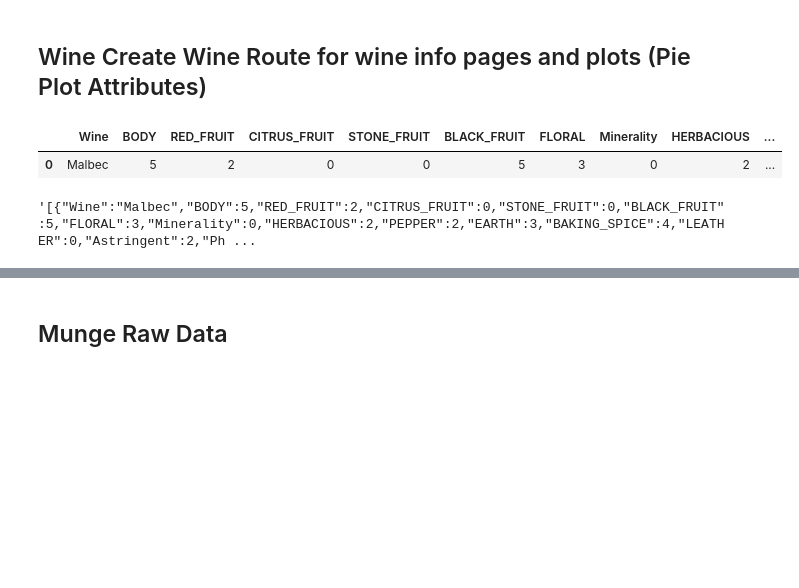
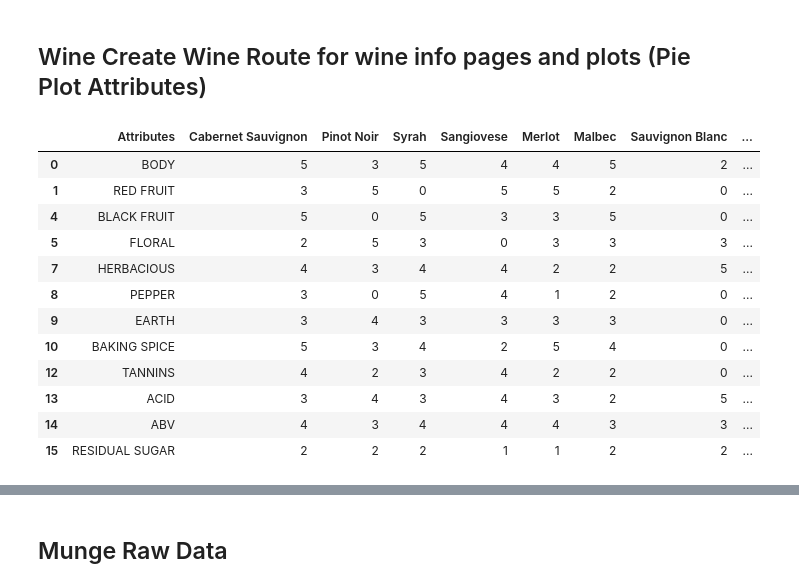
Before and after one commit to SaifeelMomin/PocketSom, a Jupyter notebook: stage/sandbox.ipynb, the cells around one changed output, grey strips where cells are left out. Drawn from its saved outputs; the diff is of its cells as text; code cells hidden in the pictures; blank space fills up the shorter version.

```diff
--- a/stage/sandbox.ipynb
+++ b/stage/sandbox.ipynb
@@ -41,16 +42,21 @@ wine_index = Base.classes.wine_index
 #Wine Data Plot
 wine = "Malbec"
 # %%
-qry = (
-    session.query("*").filter(wine_index.ID == 5)
-    .statement
-)
-df = pd.read_sql_query(qry, engine).drop(columns = "ID")
+qry = session.query("* from wine_data;").statement
+df = pd.read_sql_query(qry, engine).drop(columns="ID")
+df = df.loc[df[wine] > 0]
 df
 # %% [output]
-|  | Wine | BODY | RED_FRUIT | CITRUS_FRUIT | STONE_FRUIT | BLACK_FRUIT | FLORAL | Minerality | HERBACIOUS | ... |
-| 0 | Malbec | 5 | 2 | 0 | 0 | 5 | 3 | 0 | 2 | ... |
+|  | Attributes | Cabernet Sauvignon | Pinot Noir | Syrah | Sangiovese | Merlot | Malbec | Sauvignon Blanc | ... |
+| 0 | BODY | 5 | 3 | 5 | 4 | 4 | 5 | 2 | ... |
+| 1 | RED FRUIT | 3 | 5 | 0 | 5 | 5 | 2 | 0 | ... |
+| 4 | BLACK FRUIT | 5 | 0 | 5 | 3 | 3 | 5 | 0 | ... |
+| 5 | FLORAL | 2 | 5 | 3 | 0 | 3 | 3 | 3 | ... |
+| 7 | HERBACIOUS | 4 | 3 | 4 | 4 | 2 | 2 | 5 | ... |
+| 8 | PEPPER | 3 | 0 | 5 | 4 | 1 | 2 | 0 | ... |
+| 9 | EARTH | 3 | 4 | 3 | 3 | 3 | 3 | 0 | ... |
+| 10 | BAKING SPICE | 5 | 3 | 4 | 2 | 5 | 4 | 0 | ... |
+| 12 | TANNINS | 4 | 2 | 3 | 4 | 2 | 2 | 0 | ... |
+| 13 | ACID | 3 | 4 | 3 | 4 | 3 | 2 | 5 | ... |
+| 14 | ABV | 4 | 3 | 4 | 4 | 4 | 3 | 3 | ... |
+| 15 | RESIDUAL SUGAR | 2 | 2 | 2 | 1 | 1 | 2 | 2 | ... |
-# %%
-df.to_json(orient = 'records')
-# %% [output]
-'[{"Wine":"Malbec","BODY":5,"RED_FRUIT":2,"CITRUS_FRUIT":0,"STONE_FRUIT":0,"BLACK_FRUIT":5,"FLORAL":3,"Minerality":0,"HERBACIOUS":2,"PEPPER":2,"EARTH":3,"BAKING_SPICE":4,"LEATHER":0,"Astringent":2,"Ph ...
```
Also changed, not shown: parts of 6 cells of this notebook, 4 other files.
